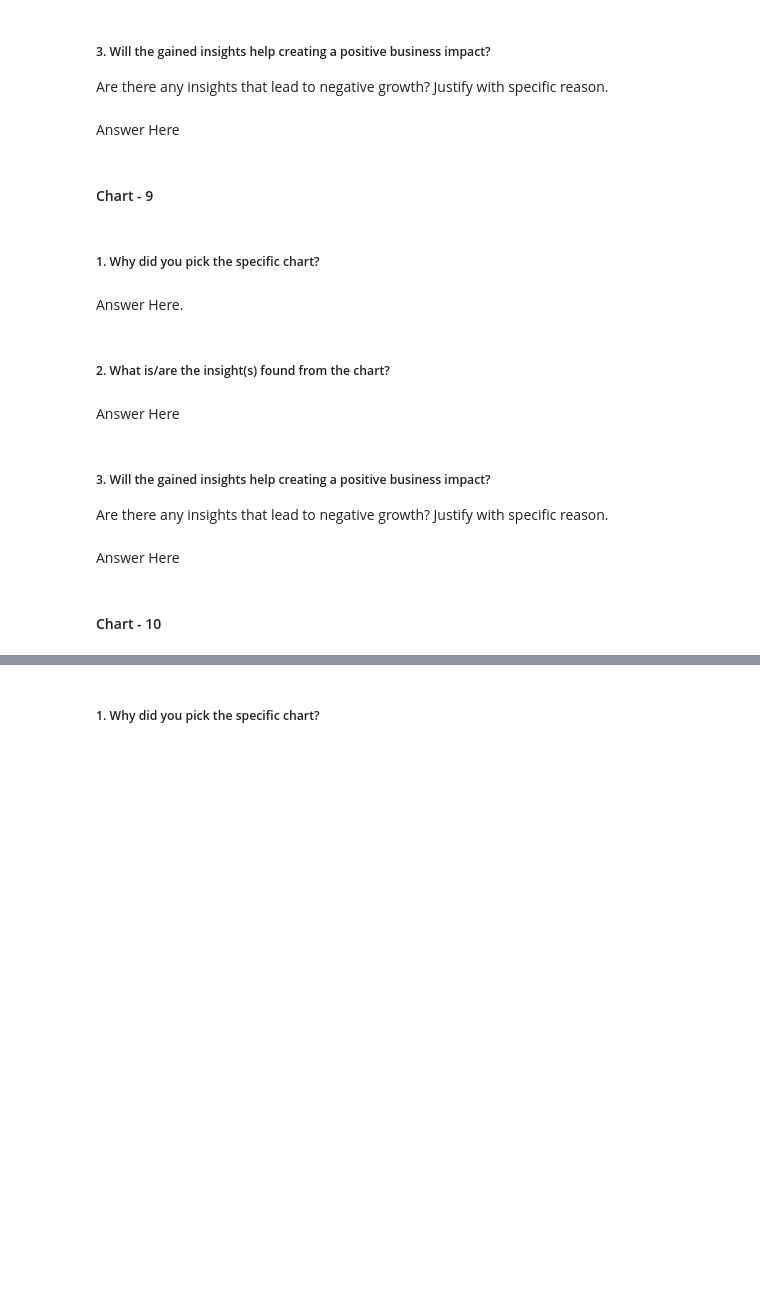
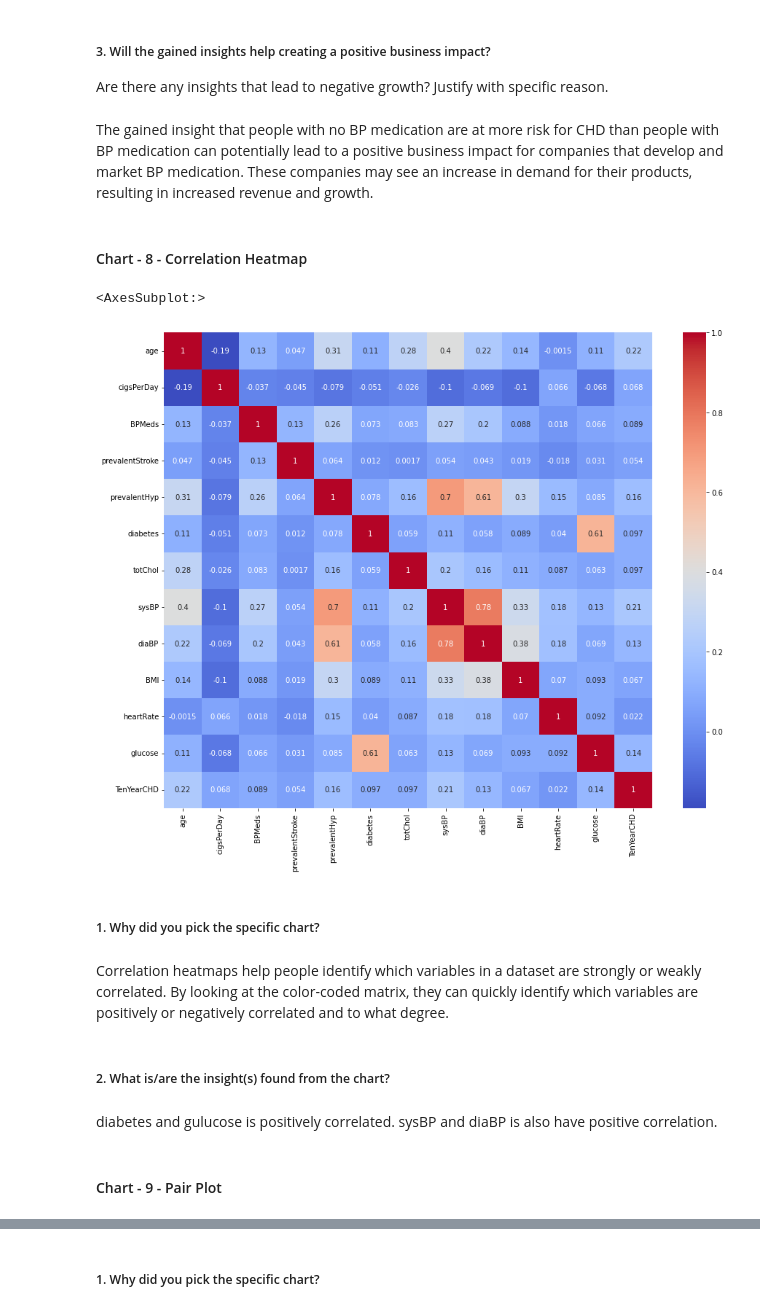
Before and after one commit to amoghpai17/Cardiovascular_Risk_prediction, a Jupyter notebook: Cardiovascular_Risk_prediction.ipynb, the cells around one changed output, grey strips where cells are left out. Saved outputs shown, nothing was run; the diff lists cells and outputs as text; code cells hidden in the pictures; blank space fills up the shorter version.

```diff
--- a/Cardiovascular_Risk_prediction.ipynb
+++ b/Cardiovascular_Risk_prediction.ipynb
@@ -489,7 +496,7 @@ Answer Here
 # %% [markdown]
 ##### 3. Will the gained insights help creating a positive business impact?
 Are there any insights that lead to negative growth? Justify with specific reason.
-# %% [markdown]
-Answer Here
+# %% [markdown]
+The gained insight that people with no BP medication are at more risk for CHD than people with BP medication can potentially lead to a positive business impact for companies that develop and market BP medication. These companies may see an increase in demand for their products, resulting in increased revenue and growth.
 # %% [markdown]
-#### Chart - 9
+#### Chart - 8 - Correlation Heatmap
@@ -498,15 +503,18 @@ Answer Here
+# %%
+# Correlation Heatmap visualization code
+plt.figure(figsize=(15,12))
+correlation=df.corr()
+sns.heatmap(correlation,annot=True,cmap='coolwarm')
+# %% [output]
+<AxesSubplot:>
+[figure, added]
 # %% [markdown]
 ##### 1. Why did you pick the specific chart?
-# %% [markdown]
-Answer Here.
+# %% [markdown]
+Correlation heatmaps help people identify which variables in a dataset are strongly or weakly correlated. By looking at the color-coded matrix, they can quickly identify which variables are positively or negatively correlated and to what degree.
 # %% [markdown]
 ##### 2. What is/are the insight(s) found from the chart?
-# %% [markdown]
-Answer Here
-# %% [markdown]
-##### 3. Will the gained insights help creating a positive business impact?
-Are there any insights that lead to negative growth? Justify with specific reason.
-# %% [markdown]
-Answer Here
+# %% [markdown]
+diabetes and gulucose is positively correlated. sysBP and diaBP is also have positive correlation.
 # %% [markdown]
-#### Chart - 10
+#### Chart - 9 - Pair Plot
```
Also changed, not shown: parts of 113 cells of this notebook.
